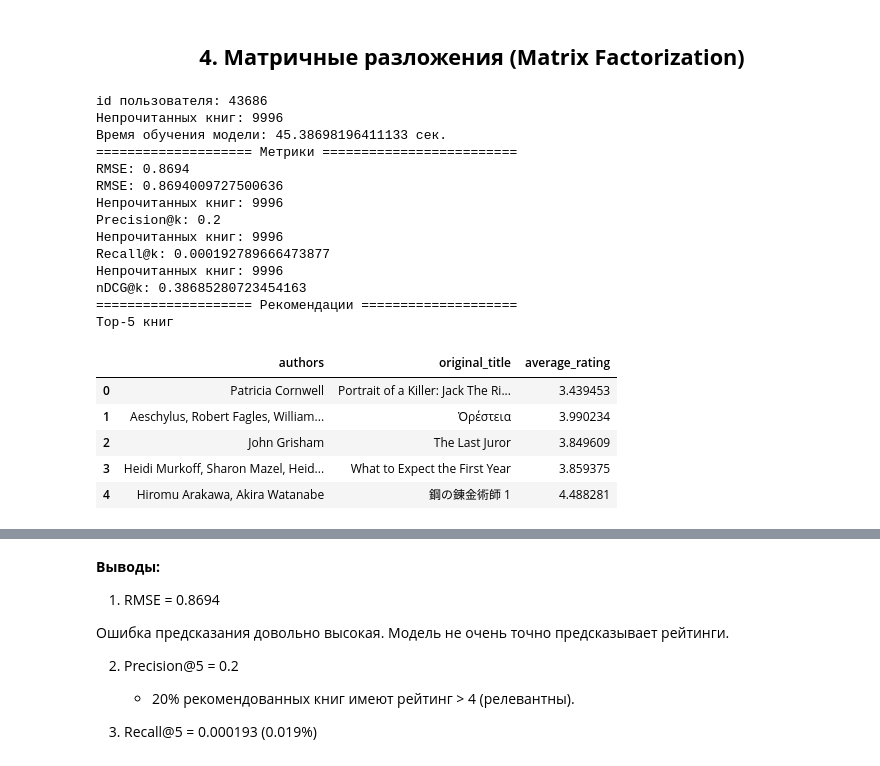
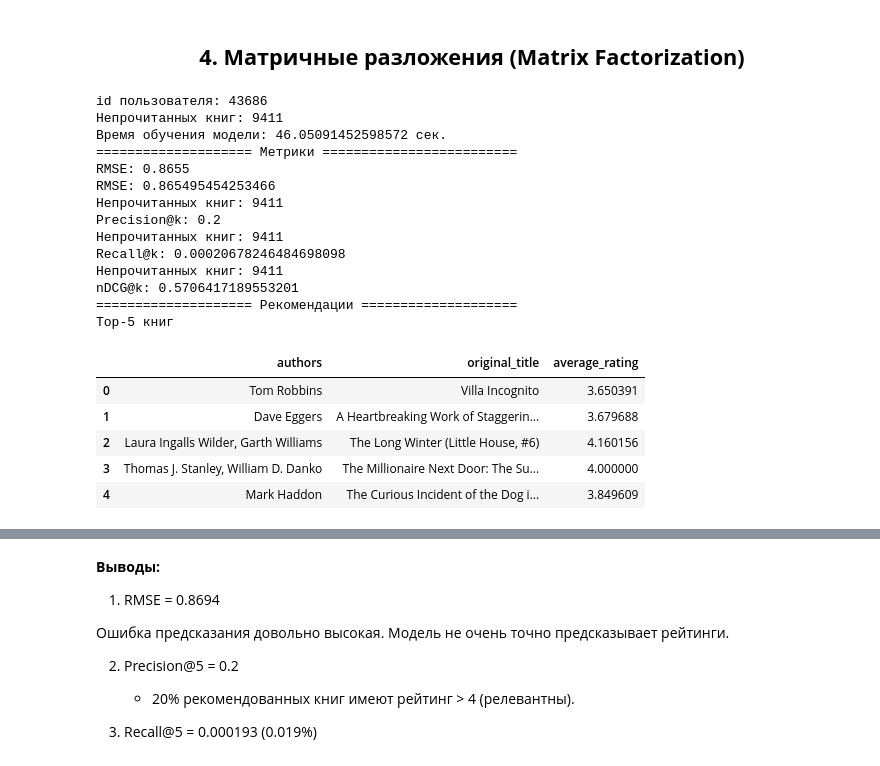
Before and after one commit to DmitriyVish/BooksRecSys, a Jupyter notebook: good_books.ipynb, the cells around one changed output, grey strips where cells are left out. Saved outputs shown, nothing was run; the diff lists cells and outputs as text; code cells hidden in the pictures.

```diff
--- a/good_books.ipynb
+++ b/good_books.ipynb
@@ -707,10 +709,3 @@ train, test = train_test_split(ratings, test_size=0.2, random_state=42)
 ## <center> **1. Populatity Recommendation model**
 
 Алгоритм, возвращающий Top-k самых популярных книг (по среднему рейтингу с порогом минимального количества оценок).
-# %%
-# Создаем датафрейм для рекомендации по популярности
-populatity_data = books[['authors', 'original_title', 'average_rating', 'work_ratings_count']]
-# Отфильтруем все книги, средний рейтинг которых больше 4
-populatity_data = populatity_data[populatity_data['average_rating'] > 4].reset_index(drop=True)
-# Проверим пропущенные значения
-populatity_data.isnull().mean()*100
@@ -847,7 +824,7 @@ class PopularityRecommender():
         return dcg_k / idcg_k
 # %%
 # Объект класса PopularityRecommender
-popularity_rec = PopularityRecommender(k=10)
+popularity_rec = PopularityRecommender(k=5)
 start_recommend = time()
 popularity_rec.fit(books) # Обучение модели
 recommendation = popularity_rec.recommend()
@@ -1388,7 +1360,7 @@ print(f'id пользователя: {id}')
 # Обучаем модель
 cf_model = CFRecommender()
 start_recommend = time()
-cf_model.fit(ratings, books) # Обучение
+cf_model.fit(train, books) # Обучение
 recomendation = cf_model.recommend(id, k) # выдача рекомендации
 end_recommend = time()
 print(f'Время обучения модели: {end_recommend - start_recommend} сек.')
@@ -1476,7 +1448,7 @@ $O(I^2 \cdot U)$, где
 # %% [markdown]
 ## <center> **4. Матричные разложения (Matrix Factorization)**
 # %%
-class SVDRecommender():
+class SVDRecommender:
     """Класс реализует рекомендательную систему
     методом сингулярного матричного разложения (SVD)"""
     def __init__(self, ratings: pd.DataFrame, books_df: pd.DataFrame):
@@ -1492,25 +1464,24 @@ class SVDRecommender():
         self.valid = 0 # Количество релевантных книг
 
     # Подготовка данных
-    def train_test_split(self, test_size: float = 0.2, random_state: int = 42, shuffle: bool = True) -> Dataset:
-        """Создает объект Dataset, который Surprise использует для внутренней работы.
-        Разделяет датасет на обучающую и тестовую выборки"""
+    def prepare_data(self, ratings: pd.DataFrame):
+        """Создает объект Dataset, который Surprise использует для внутренней работы."""
         # Создаём объект Reader. rating_scale=(1, 5) — минимальная и максимальная возможная оценка
         reader = Reader(rating_scale=(1, 5))
-        data = Dataset.load_from_df(self.ratings[['user_id', 'book_id', 'rating']], reader) # Создаем объект Dataset
-        # Разделяем датасет на обучающую и тестовую выборки
-        train, test = train_test_split(data, test_size=test_size, random_state=random_state, shuffle=shuffle)
-        return train, test
+        data = Dataset.load_from_df(ratings[['user_id', 'book_id', 'rating']], reader) # Создаем объект Dataset
+        return data
 
     # Обучение модели
     def fit(self, train: Dataset):
         """Метод реализует обучение модели"""
-        self.model.fit(train)
+        trainset = train.build_full_trainset()
+        self.model.fit(trainset)
 
     # Предсказание
     def predict(self, test: Dataset):
         """Метод делает предсказание на тестовой выборке"""
-        predictions = self.model.test(test)
+        testset = test.build_full_trainset().build_testset()
+        predictions = self.model.test(testset)
         return predictions
 
     # RMSE (Root Mean Square Error)
@@ -1561,7 +1532,6 @@ class SVDRecommender():
         recommended = recommended.set_index('book_id').loc[top_k_books].reset_index()
         # Возвращаем нужные колонки
         return recommended[['authors', 'original_title', 'average_rating']]
-
     # Точность при K рекомендациях
     def precision_k(self, user_id: int, relevance: int = 4) -> float:
         """Метод возвращает метрику precision@k:
@@ -1588,7 +1558,7 @@ class SVDRecommender():
         По умолчанию relevance=4"""
         self.precision_k(user_id, relevance)
         # Считаем общее количество книг с релевантным рейтингом
-        relevant_books = books[books['average_rating'] > relevance].shape[0]
+        relevant_books = self.books_df[self.books_df['average_rating'] > relevance].shape[0]
         # Считаем метрику: релевантные в рекомендации / общее количество релевантных
         return self.valid / relevant_books
 
@@ -1637,49 +1607,50 @@ class SVDRecommender():
 # %%
 id = 43686 # id пользователя
 k = 5 # Количество книг в выдаче
 print(f'id пользователя: {id}')
 
 # Обучаем модель
 svd_model = SVDRecommender(ratings, books)
 start_recommend = time()
-train, test = svd_model.train_test_split() # Делим данные
 
-svd_model.fit(train) # Обучение
+train_surprise = svd_model.prepare_data(train)
+svd_model.fit(train_surprise) # Обучение
 recomendation = svd_model.recommend(id, k) # выдача рекомендации
 end_recommend = time()
 print(f'Время обучения модели: {end_recommend - start_recommend} сек.')
 
 # Вывод информации
 print('='*20, 'Метрики', '='*25)
-print(f'RMSE: {svd_model.rmse_metric(test)}')
+test_surprise = svd_model.prepare_data(test)
+print(f'RMSE: {svd_model.rmse_metric(test_surprise)}')
 print(f'Precision@k: {svd_model.precision_k(id)}')
 print(f'Recall@k: {svd_model.recall_k(id)}')
 print(f'nDCG@k: {svd_model.ndcg_k(id)}')
 
 print('='*20, 'Рекомендации', '='*20)
 print(f'Top-{k} книг')
 display(recomendation)
 # %% [output]
 id пользователя: 43686
-Непрочитанных книг: 9996
-Время обучения модели: 45.38698196411133 сек.
+Непрочитанных книг: 9411
+Время обучения модели: 46.05091452598572 сек.
 ==================== Метрики =========================
-RMSE: 0.8694
-RMSE: 0.8694009727500636
-Непрочитанных книг: 9996
+RMSE: 0.8655
+RMSE: 0.865495454253466
+Непрочитанных книг: 9411
 Precision@k: 0.2
-Непрочитанных книг: 9996
-Recall@k: 0.000192789666473877
-Непрочитанных книг: 9996
-nDCG@k: 0.38685280723454163
+Непрочитанных книг: 9411
+Recall@k: 0.00020678246484698098
+Непрочитанных книг: 9411
+nDCG@k: 0.5706417189553201
 ==================== Рекомендации ====================
 Top-5 книг
 |  | authors | original_title | average_rating |
-| 0 | Patricia Cornwell | Portrait of a Killer: Jack The Ri... | 3.439453 |
-| 1 | Aeschylus, Robert Fagles, William... | Ὀρέστεια | 3.990234 |
-| 2 | John Grisham | The Last Juror | 3.849609 |
-| 3 | Heidi Murkoff, Sharon Mazel, Heid... | What to Expect the First Year | 3.859375 |
-| 4 | Hiromu Arakawa, Akira Watanabe | 鋼の錬金術師 1 | 4.488281 |
+| 0 | Tom Robbins | Villa Incognito | 3.650391 |
+| 1 | Dave Eggers | A Heartbreaking Work of Staggerin... | 3.679688 |
+| 2 | Laura Ingalls Wilder, Garth Williams | The Long Winter (Little House, #6) | 4.160156 |
+| 3 | Thomas J. Stanley, William D. Danko | The Millionaire Next Door: The Su... | 4.000000 |
+| 4 | Mark Haddon | The Curious Incident of the Dog i... | 3.849609 |
 # %%
 # Добавление метрик в словарь
 metrics_dict['SVD model']['Precision@k'] = svd_model.precision_k(id)
```
Also changed, not shown: parts of 15 cells of this notebook.
